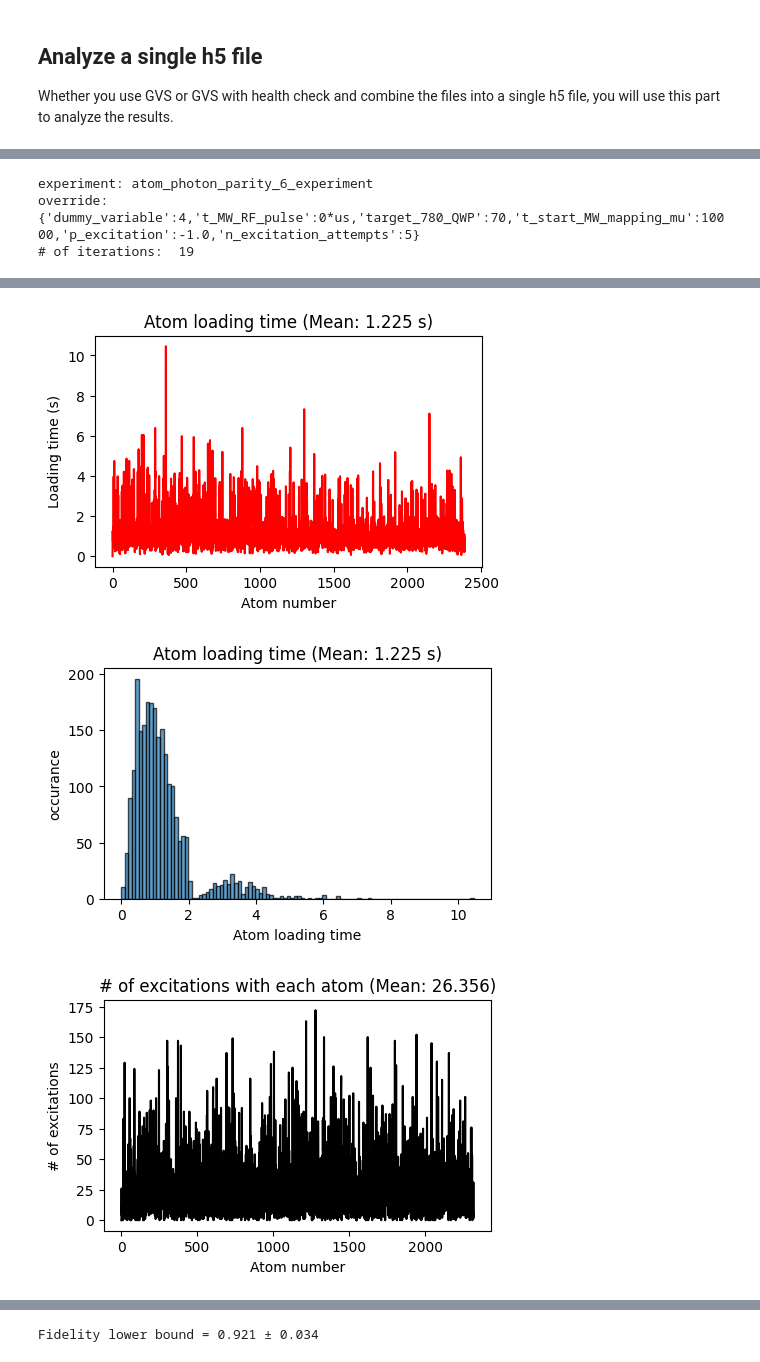
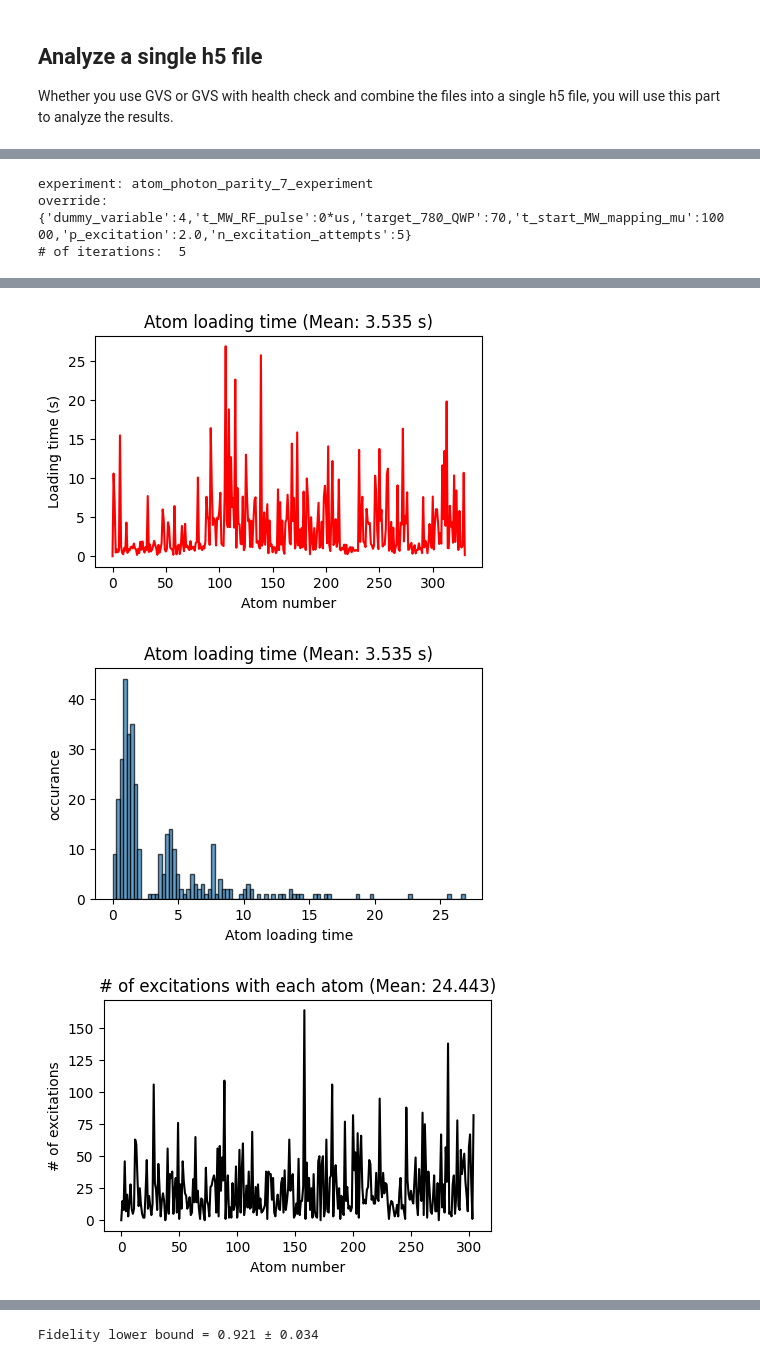
Before and after one commit to QuantumQuadrate/qn_artiq_routines, a Jupyter notebook: Analysis/Tomography analysis/Parity_Oscillation_analysis_2025.ipynb, the cells around one changed output, grey strips where cells are left out. Saved outputs shown, nothing was run; the diff lists cells and outputs as text; code cells hidden in the pictures.

```diff
--- a/Analysis/Tomography analysis/Parity_Oscillation_analysis_2025.ipynb
+++ b/Analysis/Tomography analysis/Parity_Oscillation_analysis_2025.ipynb
@@ -6,7 +6,7 @@ On 2025-12-05 I changed the name "SPCM0_SinglePhoton" to "SPCM0_SinglePhoton_par
 ## Combine files generated with GVS_HealthCheck_CatchError
 If you run the experiment using GVS_HealthCheck_CatchError, it may generate multiple h5 files. This section, combines the files to be used for the analysis below.
 # %%
-date_filters = ["2025-12-08"]
+date_filters = ["2025-12-12"]
 
 from matplotlib import pyplot as plt
 import matplotlib as mpl
@@ -346,7 +336,7 @@ found 6 distinct logical scans (by parent_rid)
 ## Analyze a single h5 file
 Whether you use GVS or GVS with health check and combine the files into a single h5 file, you will use this part to analyze the results.
 # %%
-date_filters = ["2025-12-08"]
+date_filters = ["2025-12-12"]
 
 from matplotlib import pyplot as plt
 import matplotlib as mpl
@@ -415,7 +400,7 @@ file 33 (C:\Networking Experiment\artiq codes\artiq-master\results\2025-12-08\11
 # %%
 ### the file(s) to analyze:
 file_indices = {
-    33:'',
+    8:'',
     # 40:'',
     # 42:'',
 }
@@ -709,6 +694,6 @@ plt.show()
 # plt.ylabel("Slack (s)")
 # plt.show()
 # %% [output]
-experiment: atom_photon_parity_6_experiment
-override: {'dummy_variable':4,'t_MW_RF_pulse':0*us,'target_780_QWP':70,'t_start_MW_mapping_mu':10000,'p_excitation':-1.0,'n_excitation_attempts':5}
-# of iterations:  19
+experiment: atom_photon_parity_7_experiment
+override: {'dummy_variable':4,'t_MW_RF_pulse':0*us,'target_780_QWP':70,'t_start_MW_mapping_mu':10000,'p_excitation':2.0,'n_excitation_attempts':5}
+# of iterations:  5
@@ -717,6 +702,6 @@ override: {'dummy_variable':4,'t_MW_RF_pulse':0*us,'target_780_QWP':70,'t_start_
-[figure, old version]
+[figure, new version]
-[figure, old version]
+[figure, new version]
-[figure, old version]
+[figure, new version]
 # %%
 """
 Joint probabilities P(SPCM, mF).
```
Also changed, not shown: parts of 7 cells of this notebook, 10 other files.
